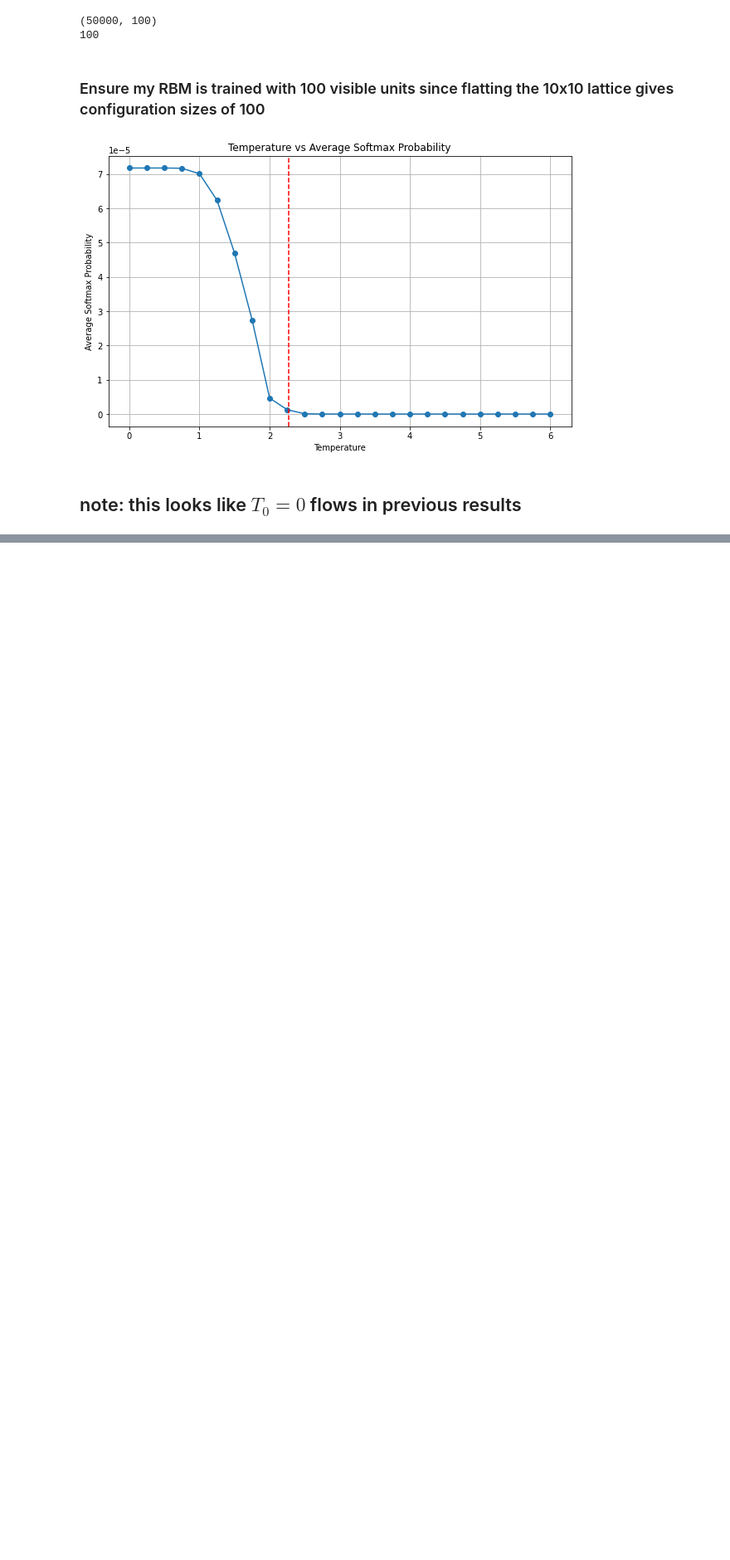
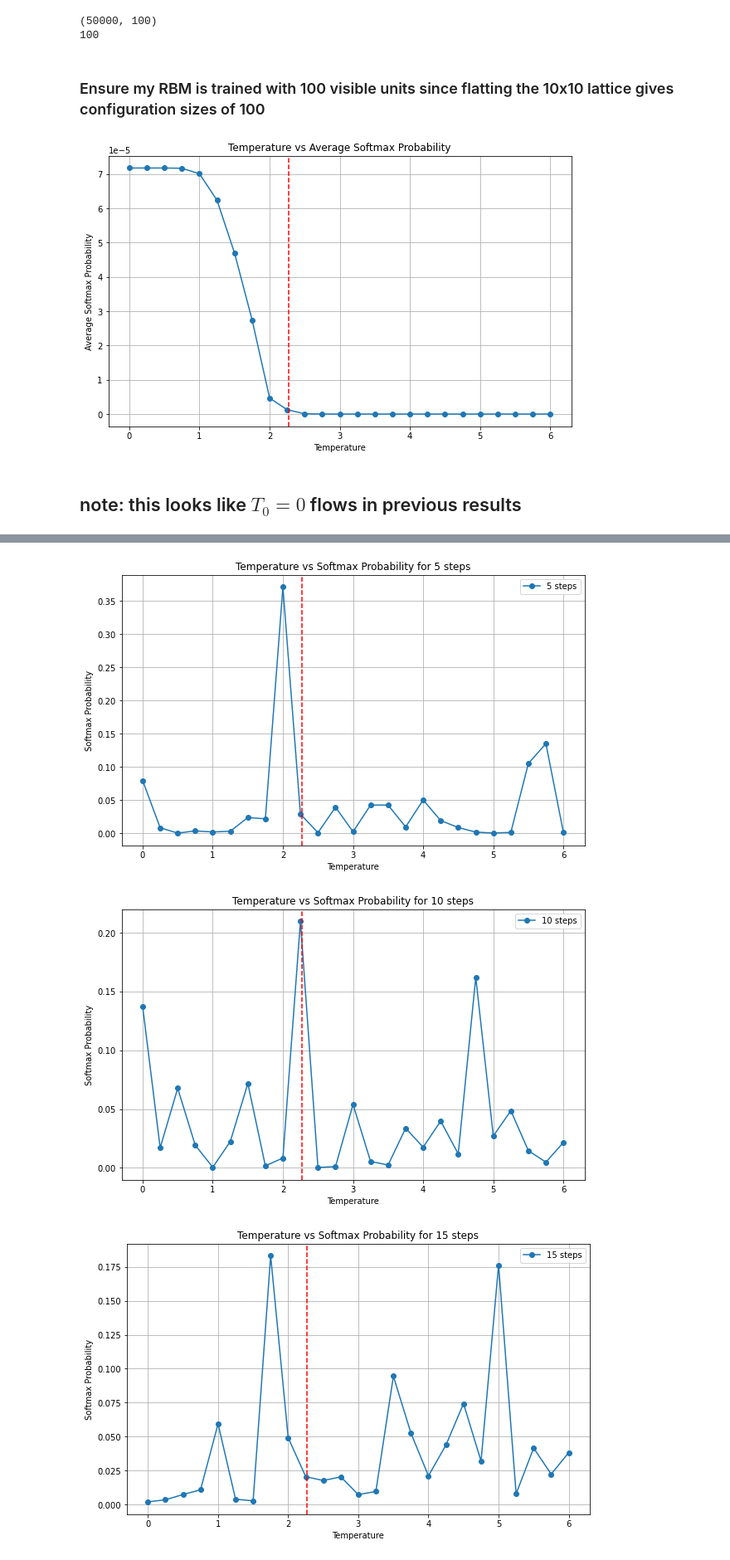
Before and after one commit to willgriff14/research_kcl, a Jupyter notebook: 25_temp_rbm_flow.ipynb, the cells around one changed output, grey strips where cells are left out. Shown: that part at 83% size. Cells and saved outputs as stored; diff of their text form; code cells hidden in the pictures; blank space fills up the shorter version.

```diff
--- a/25_temp_rbm_flow.ipynb
+++ b/25_temp_rbm_flow.ipynb
@@ -155,0 +158,29 @@ plt.show()
+# %%
+# Generate sequences
+seq_lens = [5, 10, 15, 20, 25, 30, 35, 40]
+sequences = {}
+
+for seq_len in seq_lens:
+    sequences[seq_len] = np.array([trained_rbm.generate_sequence(config, seq_len) for config in configs_25_temps])
+
+# Compute softmax probabilities
+softmax_probs = {}
+for seq_len, seqs in sequences.items():
+    free_energies = np.array([np.mean(trained_rbm.free_energy(seqs[i])) for i in range(len(temperatures))])
+    softmax_probs[seq_len] = softmax(-free_energies)
+
+# Create separate plot for each sequence length
+for seq_len, probs in softmax_probs.items():
+    plt.figure(figsize=(10,6))
+    plt.plot(temperatures, probs, 'o-', label=f'{seq_len} steps')
+    plt.axvline(x=2.27, color='r', linestyle='--') # add vertical line at the critical temperature
+    plt.xlabel('Temperature')
+    plt.ylabel('Softmax Probability')
+    plt.title(f'Temperature vs Softmax Probability for {seq_len} steps')
+    plt.legend()
+    plt.grid(True)
+    plt.show()
+# %% [output]
+[figure, added]
+[figure, added]
+[figure, added]
```
Also changed, not shown: parts of 2 cells of this notebook.
